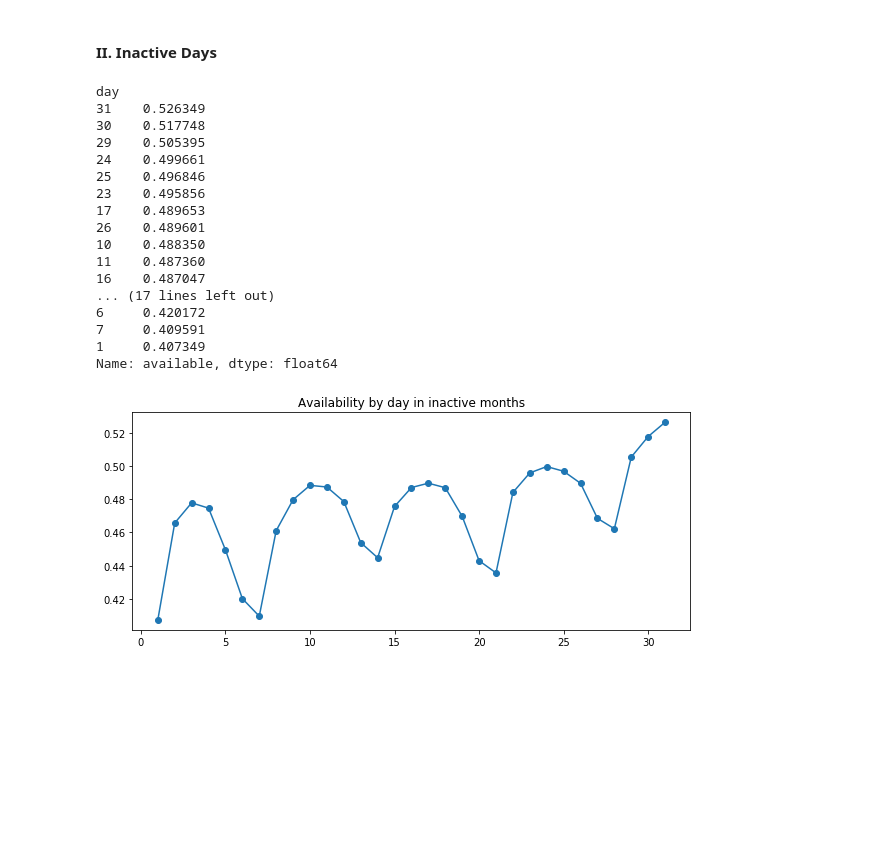
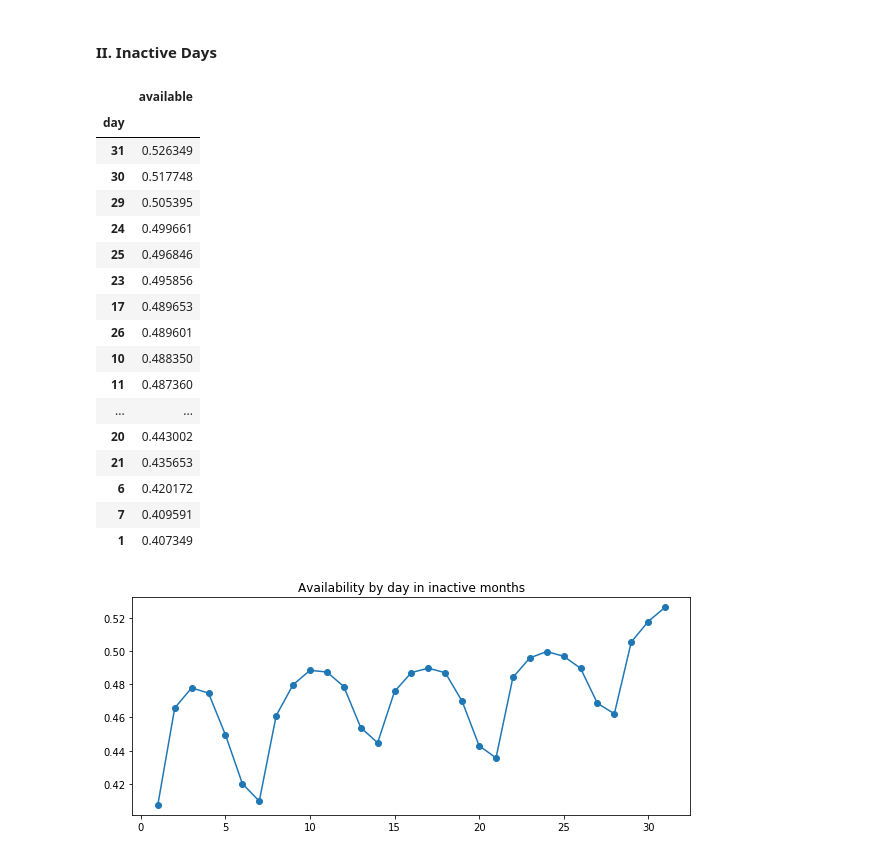
Before and after one commit to DevMahmoud10/Malaga-Airbnb-Data-Analysis, a Jupyter notebook: malaga_airbnb_data_analysis_notebook.ipynb, the cells around one changed output. Saved outputs shown, nothing was run; the diff lists cells and outputs as text; code cells hidden in the pictures; blank space fills up the shorter version.

```diff
--- a/malaga_airbnb_data_analysis_notebook.ipynb
+++ b/malaga_airbnb_data_analysis_notebook.ipynb
@@ -224,28 +220,29 @@ plt.show()
 # %%
 # Separate the inactive months in another dataframe
 inactive_months_df=calendar_df[calendar_df['month'].isin(inactive_months)]
 
 # Count of availability for each day
 inactive_months_available_days=inactive_months_df.groupby(['day'])['available'].mean().sort_values(ascending=False)
-inactive_months_available_days
+pd.DataFrame(inactive_months_available_days)
 # %% [output]
-day
-31    0.526349
-30    0.517748
-29    0.505395
-24    0.499661
-25    0.496846
-23    0.495856
-17    0.489653
-26    0.489601
-10    0.488350
-11    0.487360
-16    0.487047
-... (17 lines left out)
-6     0.420172
-7     0.409591
-1     0.407349
-Name: available, dtype: float64
+|  | available |
+| day |  |
+| 31 | 0.526349 |
+| 30 | 0.517748 |
+| 29 | 0.505395 |
+| 24 | 0.499661 |
+| 25 | 0.496846 |
+| 23 | 0.495856 |
+| 17 | 0.489653 |
+| 26 | 0.489601 |
+| 10 | 0.488350 |
+| 11 | 0.487360 |
+| ... | ... |
+| 20 | 0.443002 |
+| 21 | 0.435653 |
+| 6 | 0.420172 |
+| 7 | 0.409591 |
+| 1 | 0.407349 |
 # %%
 #Plot Availability by Day in inactive months
 plt.figure(figsize=(10,4))
```
Also changed, not shown: parts of 38 cells of this notebook.
